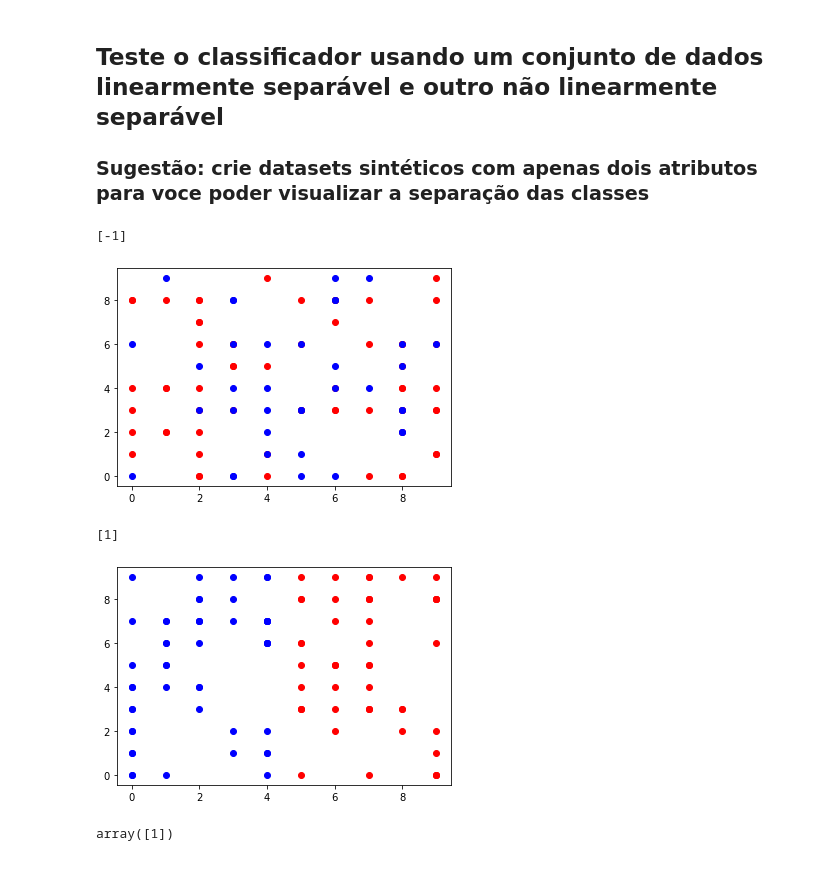
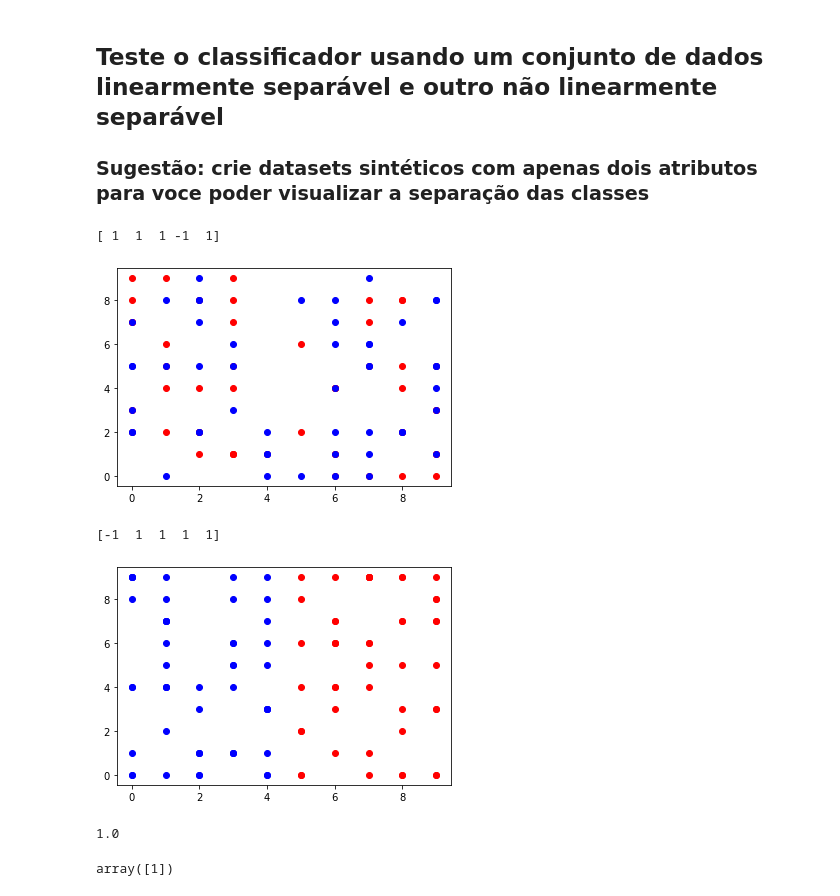
Before and after one commit to thalissonfelipe/mineracao, a Jupyter notebook: Trabalho02/Perceptron.ipynb, the cells around one changed output. Cells and saved outputs as stored; diff of their text form; code cells hidden in the pictures.

```diff
--- a/Trabalho02/Perceptron.ipynb
+++ b/Trabalho02/Perceptron.ipynb
@@ -151,7 +151,7 @@ cross_validation(dataset, n_folds=4, shuffle=False)
 # %%
 def generate_data(n_samples, linear=False):
     random_x = np.arange(0, 10)
-    random_y = [0, -1]
+    random_y = [1, -1]
 
     X, y = [], []
     for _ in range(n_samples):
@@ -169,7 +169,7 @@ def generate_data(n_samples, linear=False):
 def plot(X, y):
     reds, blues = [], []
     for x, y in zip(X, y):
-        if y:
+        if y == -1:
             reds.append(x)
         else:
             blues.append(x)
@@ -183,24 +183,26 @@ def plot(X, y):
 # %%
 # Não linear
 X, y = generate_data(100)
 p = Perceptron(eta=0.5, n_iter=100)
 p.fit(X, y)
-y_pred = p.predict([[4, 7]])
+y_pred = p.predict([[4, 7],[4, 0],[0, 7],[0, 0], [1,2]])
 print(y_pred)
 plot(X, y)
 # %% [output]
-[-1]
+[ 1  1  1 -1  1]
-[figure, old version]
+[figure, new version]
 # %%
 # Linear
 Xl, yl = generate_data(100, linear=True)
 p = Perceptron(eta=0.5, n_iter=100)
 p.fit(Xl, yl)
-yl_pred = p.predict([[6, 5]])
+yl_pred = p.predict([[6, 5],[4, 0],[0, 7],[0, 0], [1,2]])
 print(yl_pred)
 plot(Xl, yl)
+print(accuracy(yl_pred, [-1,1,1,1, 1]))
 # %% [output]
-[1]
+[-1  1  1  1  1]
-[figure, old version]
+[figure, new version]
+1.0
 # %%
 p = Perceptron(eta=0.5, n_iter=10)
```
Also changed, not shown: parts of 16 cells of this notebook.
